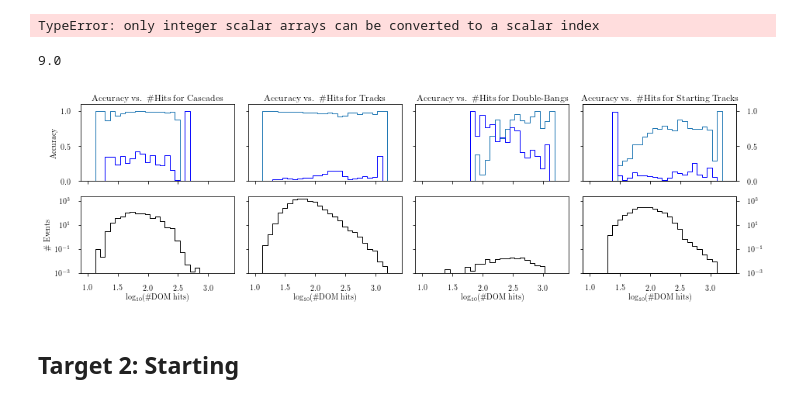
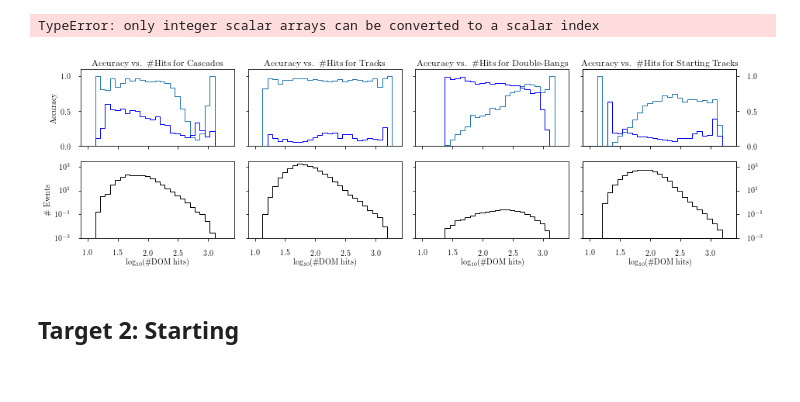
Before and after one commit to tglauch/DeepIceLearning, a Jupyter notebook: notebooks/NN_Anaalysis_4Types.ipynb, the cells around one changed output. Saved outputs shown, nothing was run; the diff lists cells and outputs as text; code cells hidden in the pictures.

```diff
--- a/notebooks/NN_Anaalysis_4Types.ipynb
+++ b/notebooks/NN_Anaalysis_4Types.ipynb
@@ -38,12 +25,12 @@ def calc_weights(events):
     atm_flux.knee_reweighting_model = "gaisserH4a_elbert"
     prompt_flux = NewNuFlux.makeFlux('sarcevic_max')
     prompt_flux.knee_reweighting_model = "gaisserH4a_elbert"
-    powerlaw = lambda energy: 0.91*1e-18*(energy/1e5)**(-2.19)
+    powerlaw = lambda energy: 0.91*1e-18*(energy/1e5)**(-2.13)
     sim_events = 50000*10000
     wdict = {0:3, 1:1, 2:3, 3:6, 4:30, 5:30, 6:30, 7:30, 8:30, 9:30}
     scaling = np.max([wdict[key] for key in wdict.keys()])
     test_ratio = 2./10.
-    failed_jobs_scale = 1.2*4
+    failed_jobs_scale = 1.35
     atm_weight = []
     prompt_weight = []
     astro_weight = []
@@ -62,9 +49,9 @@ def calc_weights(events):
 ###### Allocation of variables
 # %%
 # DATA_DIR = "/scratch9/tglauch/NN_out/run37/"
-DATA_DIR = "../output/inc_res/"
+DATA_DIR = "../output/inc_res_many_layers/"
 
-predictions_mctrue = pickle.load(file(os.path.join(DATA_DIR, 'best_val_loss_pred.pickle')))
+predictions_mctrue = pickle.load(file(os.path.join(DATA_DIR, 'weights_08_pred.pickle')))
 sample_len = len(predictions_mctrue['prediction'])
 
 pred_label_1 = predictions_mctrue["prediction"] #list with probability for each class
@@ -184,11 +165,11 @@ hits_dic = {'arr' : np.log10(IC_hitDOMs), 'xbins' : np.linspace(1, 3.4, 30), 'ti
 
 flux_weight = True
 which = hits_dic # <--------Set this one
-add_mask = np.max(pred_label_1, axis=1)>0.8 #np.max(pred_label_1, axis=1)>0.8 #np.max(pred_label_1, axis=1)>0.7 #inelasticity <0.2 #[]#np.max(pred_label_1, axis=1)>0.55
+add_mask = np.max(pred_label_1, axis=1)>0.0 #np.max(pred_label_1, axis=1)>0.8 #np.max(pred_label_1, axis=1)>0.7 #inelasticity <0.2 #[]#np.max(pred_label_1, axis=1)>0.55
 add_str = 'all_'
 
 if flux_weight:
-    atm_w, prompt_w, astro_w = calc_weights(predictions_mctrue["reco_vals"][:sample_len])
+    atm_w, prompt_w, astro_w, _ = calc_weights(predictions_mctrue["reco_vals"][:sample_len])
     tot_weight = (atm_w + prompt_w + astro_w)*np.pi*1e7
     add_str += 'flux_weight_'
 else:
@@ -257,35 +238,34 @@ ax5.set_yticklabels([])
 ax6 = plt.subplot2grid((2, 4), (1, 2))
 mask = (true_label_1 == 2) & add_mask
 valsAll = np.histogram(which['arr'][mask], bins=which['xbins'],
                       weights=tot_weight[mask])[0]
 ax6.semilogy(which['xbins'][:-1], valsAll, drawstyle = 'steps-mid', color='k')
 ax6.set_xlabel(which['xlabel'])
 ax6.set_yticklabels([])
 max_vals.append(np.max(valsAll))
 
 ax61 = plt.subplot2grid((2, 4), (1, 3))
 mask = (true_label_1 == 3) & add_mask
 valsAll = np.histogram(which['arr'][mask], bins=which['xbins'],
                       weights=tot_weight[mask])[0]
 ax61.semilogy(which['xbins'][:-1], valsAll, drawstyle = 'steps-mid', color='k')
 ax61.set_xlabel(which['xlabel'])
 ax61.set_yticklabels([])
 max_vals.append(np.max(valsAll))
 
 ax4.set_ylim(0.001, 1.5*np.max(max_vals))
 ax5.set_ylim(0.001, 1.5*np.max(max_vals))
 ax6.set_ylim(0.001, 1.5*np.max(max_vals))
 ax61.set_ylim(0.001, 1.5*np.max(max_vals))
 ax61_2 = ax61.twinx()
 ax61_2.set_ylim(ax61.get_ylim())
 ax61_2.set_yscale('log')
 plt.tight_layout()
 fig1.subplots_adjust(wspace=0.0, hspace=0.0)
 fig1.savefig('./out/accuracy.pdf'.format(add_str))
 plt.show()
 # %% [output]
-9.0
-[figure, old version]
+[figure, new version]
 # %% [markdown]
 ## Target 2: Starting
 # %%
```
Also changed, not shown: parts of 15 cells of this notebook, 5 other files.
